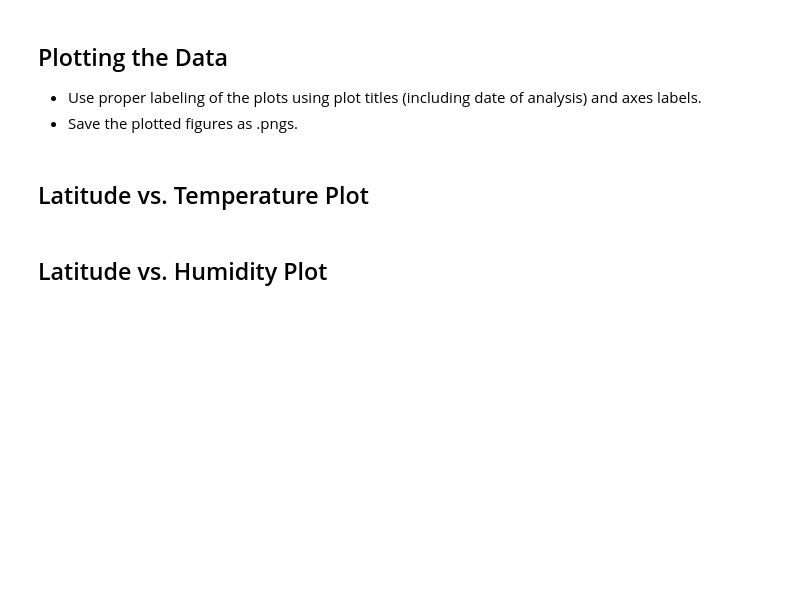
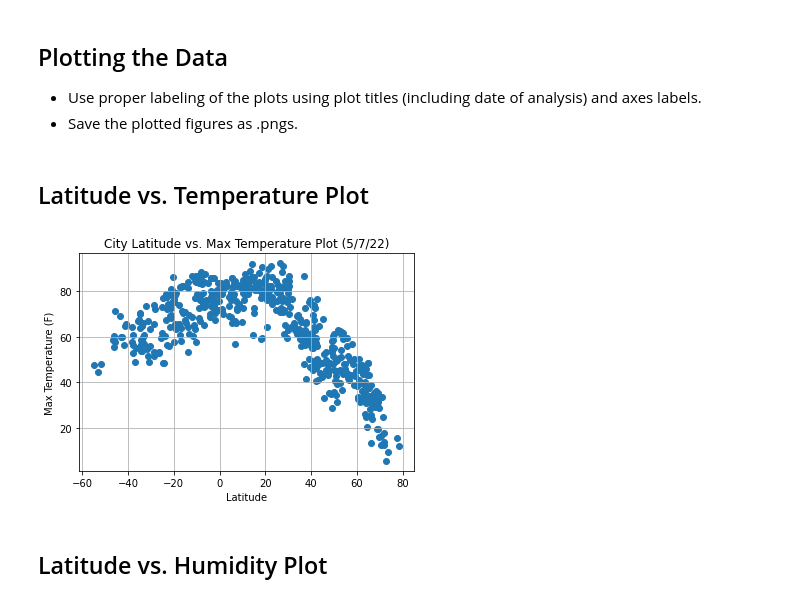
Before and after one commit to lizzifer991/Python-API-Challenge, a Jupyter notebook: WeatherPy/WeatherPy.ipynb, the cells around one changed output. Saved outputs shown, nothing was run; the diff lists cells and outputs as text; code cells hidden in the pictures; blank space fills up the shorter version.

Commit message:
adding figures folder/updating code

```diff
--- a/WeatherPy/WeatherPy.ipynb
+++ b/WeatherPy/WeatherPy.ipynb
@@ -180,5 +181,15 @@ greater_humidity
 * Save the plotted figures as .pngs.
 # %% [markdown]
 ## Latitude vs. Temperature Plot
+# %%
+plt.scatter(weather_df["Lat"],weather_df["Max Temp"])
+plt.title("City Latitude vs. Max Temperature Plot (5/7/22)")
+plt.xlabel("Latitude")
+plt.ylabel("Max Temperature (F)")
+plt.grid (b=True,which="major",axis="both")
+plt.savefig("Figures/fig1.png")
+plt.show()
+# %% [output]
+[figure, added]
 # %% [markdown]
 ## Latitude vs. Humidity Plot
```
Also changed, not shown: parts of 7 cells of this notebook, 5 other files.
